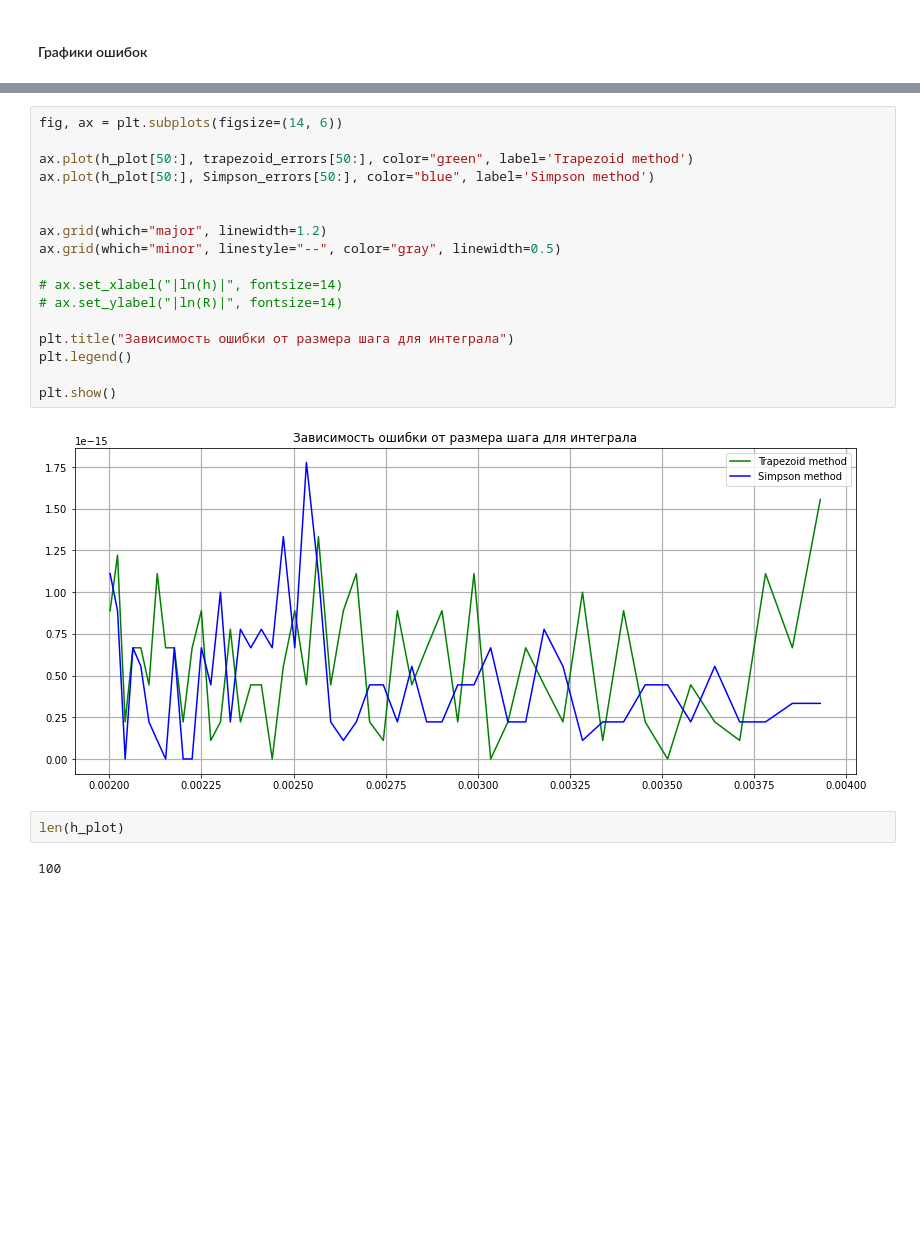
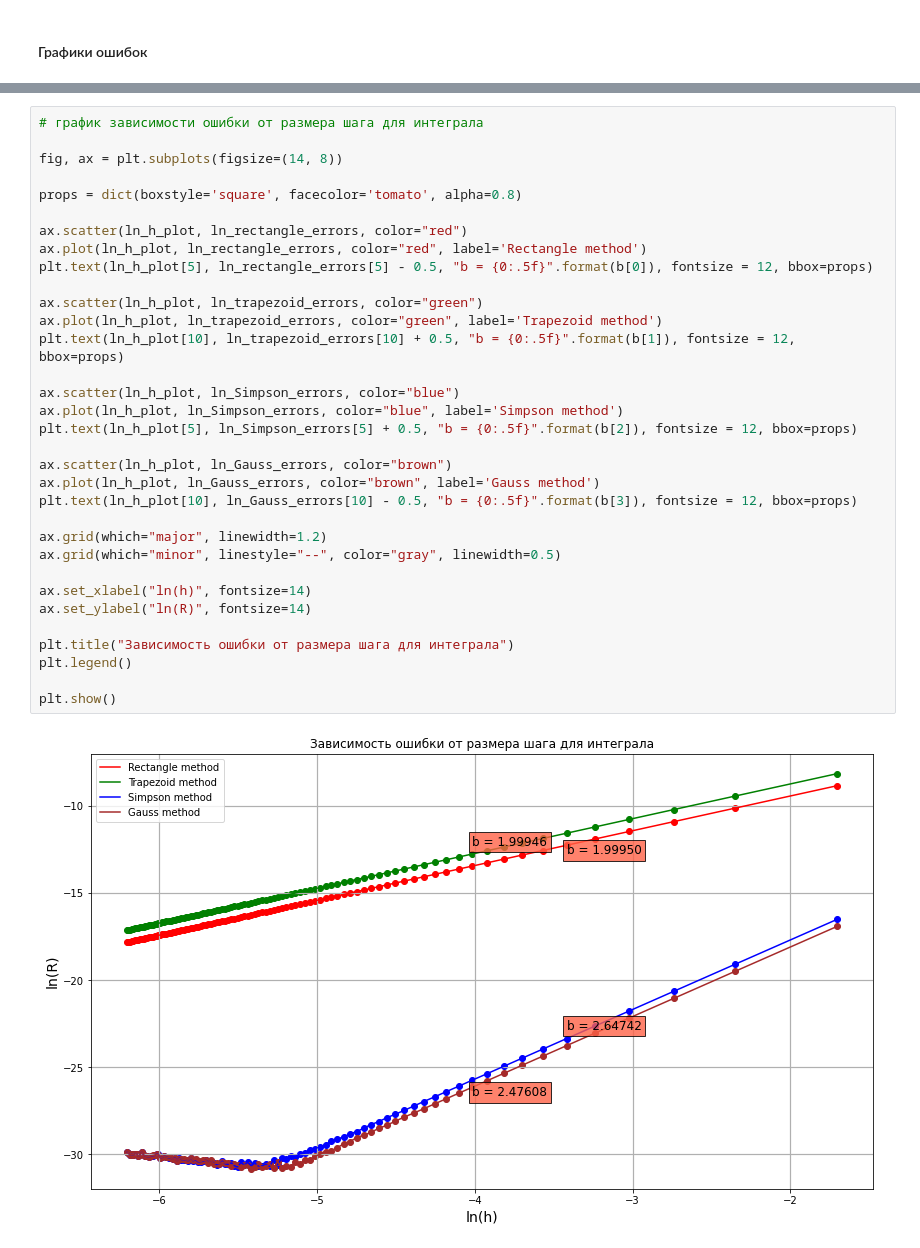
Before and after one commit to Shchetinnikov/Numerical_Methods, a Jupyter notebook: Lab3.ipynb, the cells around one changed output, grey strips where cells are left out. Cells and saved outputs as stored; diff of their text form; blank space fills up the shorter version.

```diff
--- a/Lab3.ipynb
+++ b/Lab3.ipynb
@@ -174,23 +287,35 @@ plt.show()
-# %%
-fig, ax = plt.subplots(figsize=(14, 6))
-
-ax.plot(h_plot[50:], trapezoid_errors[50:], color="green", label='Trapezoid method')
-ax.plot(h_plot[50:], Simpson_errors[50:], color="blue", label='Simpson method')
-
-
-ax.grid(which="major", linewidth=1.2)
-ax.grid(which="minor", linestyle="--", color="gray", linewidth=0.5)
-
-# ax.set_xlabel("|ln(h)|", fontsize=14)
-# ax.set_ylabel("|ln(R)|", fontsize=14)
-
-plt.title("Зависимость ошибки от размера шага для интеграла")
-plt.legend()
-
-plt.show()
-# %% [output]
-[figure, removed]
 # %%
-len(h_plot)
+# график зависимости ошибки от размера шага для интеграла
+
+fig, ax = plt.subplots(figsize=(14, 8))
+
+props = dict(boxstyle='square', facecolor='tomato', alpha=0.8)
+
+ax.scatter(ln_h_plot, ln_rectangle_errors, color="red")
+ax.plot(ln_h_plot, ln_rectangle_errors, color="red", label='Rectangle method')
+plt.text(ln_h_plot[5], ln_rectangle_errors[5] - 0.5, "b = {0:.5f}".format(b[0]), fontsize = 12, bbox=props)
+
+ax.scatter(ln_h_plot, ln_trapezoid_errors, color="green")
+ax.plot(ln_h_plot, ln_trapezoid_errors, color="green", label='Trapezoid method')
+plt.text(ln_h_plot[10], ln_trapezoid_errors[10] + 0.5, "b = {0:.5f}".format(b[1]), fontsize = 12, bbox=props)
+
+ax.scatter(ln_h_plot, ln_Simpson_errors, color="blue")
+ax.plot(ln_h_plot, ln_Simpson_errors, color="blue", label='Simpson method')
+plt.text(ln_h_plot[5], ln_Simpson_errors[5] + 0.5, "b = {0:.5f}".format(b[2]), fontsize = 12, bbox=props)
+
+ax.scatter(ln_h_plot, ln_Gauss_errors, color="brown")
+ax.plot(ln_h_plot, ln_Gauss_errors, color="brown", label='Gauss method')
+plt.text(ln_h_plot[10], ln_Gauss_errors[10] - 0.5, "b = {0:.5f}".format(b[3]), fontsize = 12, bbox=props)
+
+ax.grid(which="major", linewidth=1.2)
+ax.grid(which="minor", linestyle="--", color="gray", linewidth=0.5)
+
+ax.set_xlabel("ln(h)", fontsize=14)
+ax.set_ylabel("ln(R)", fontsize=14)
+
+plt.title("Зависимость ошибки от размера шага для интеграла")
+plt.legend()
+
+plt.show()
 # %% [output]
-100
+[figure, added]
```
Also changed, not shown: parts of 14 cells of this notebook, 1 other file.
